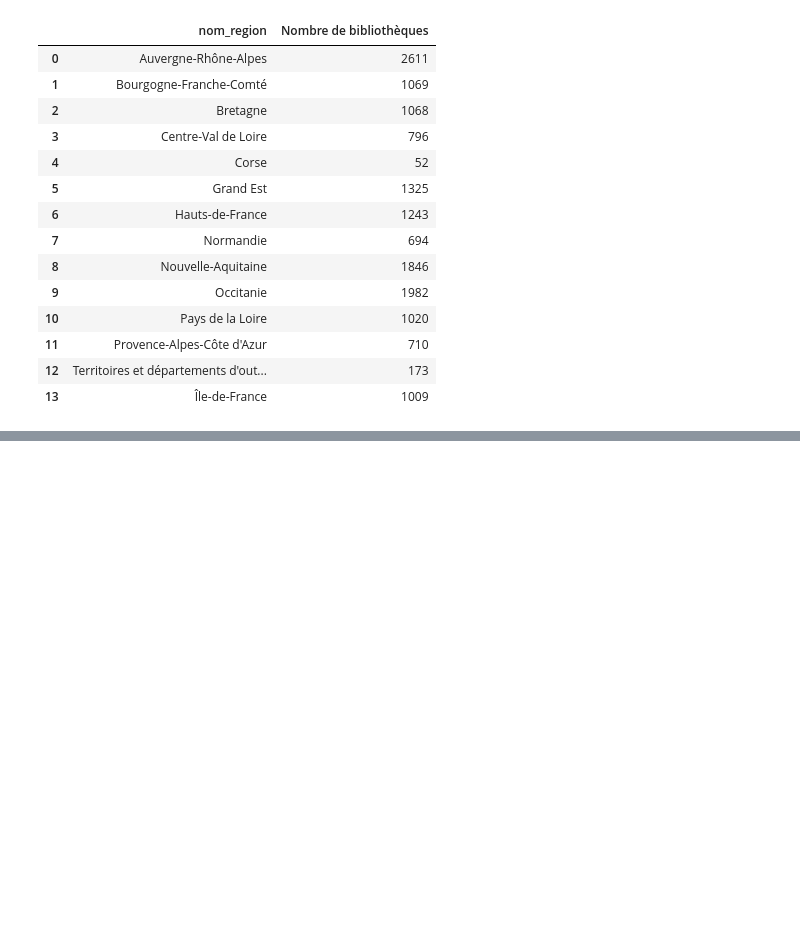
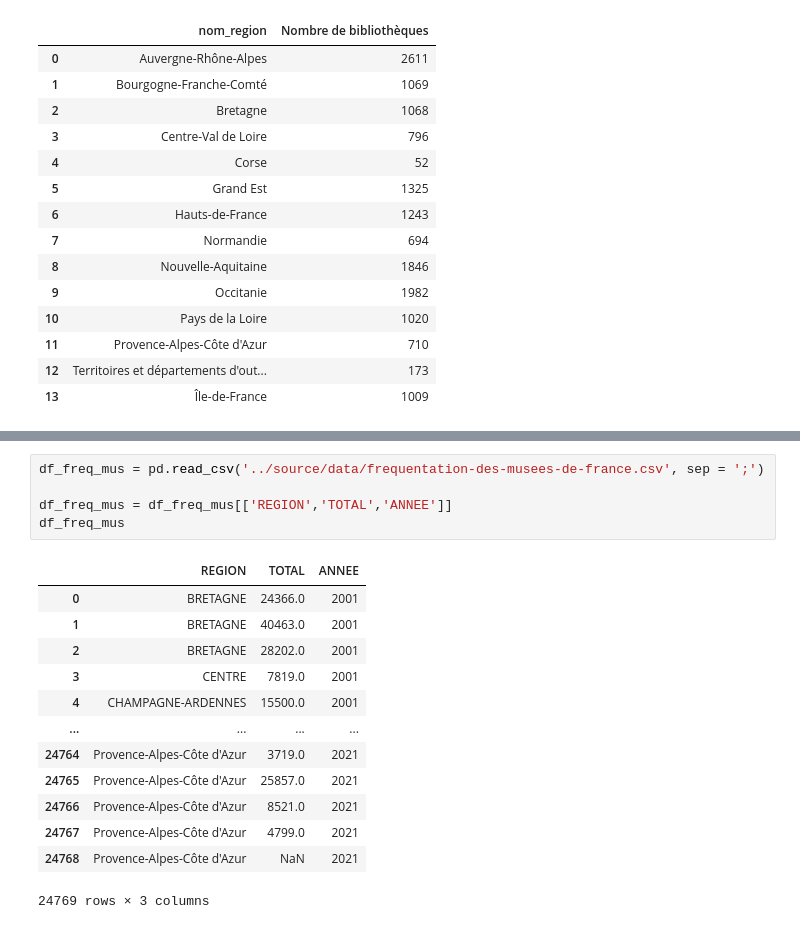
Before and after one commit to SandraRiner/offre_culturelle, a Jupyter notebook: notebook/cleanaida.ipynb, the cells around one changed output, grey strips where cells are left out. Drawn from its saved outputs; the diff is of its cells as text; blank space fills up the shorter version.

```diff
--- a/notebook/cleanaida.ipynb
+++ b/notebook/cleanaida.ipynb
@@ -470,0 +575,19 @@ df_final
+# %%
+df_freq_mus = pd.read_csv('../source/data/frequentation-des-musees-de-france.csv', sep = ';')
+
+df_freq_mus = df_freq_mus[['REGION','TOTAL','ANNEE']]
+df_freq_mus
+# %% [output]
+|  | REGION | TOTAL | ANNEE |
+| 0 | BRETAGNE | 24366.0 | 2001 |
+| 1 | BRETAGNE | 40463.0 | 2001 |
+| 2 | BRETAGNE | 28202.0 | 2001 |
+| 3 | CENTRE | 7819.0 | 2001 |
+| 4 | CHAMPAGNE-ARDENNES | 15500.0 | 2001 |
+| ... | ... | ... | ... |
+| 24764 | Provence-Alpes-Côte d'Azur | 3719.0 | 2021 |
+| 24765 | Provence-Alpes-Côte d'Azur | 25857.0 | 2021 |
+| 24766 | Provence-Alpes-Côte d'Azur | 8521.0 | 2021 |
+| 24767 | Provence-Alpes-Côte d'Azur | 4799.0 | 2021 |
+| 24768 | Provence-Alpes-Côte d'Azur | NaN | 2021 |
+24769 rows × 3 columns
```
Also changed, not shown: parts of 7 cells of this notebook, 1 other file.
